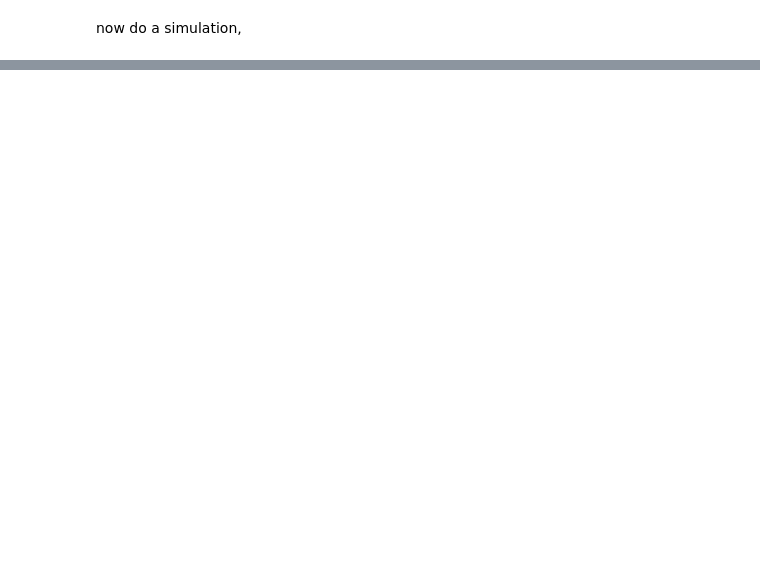
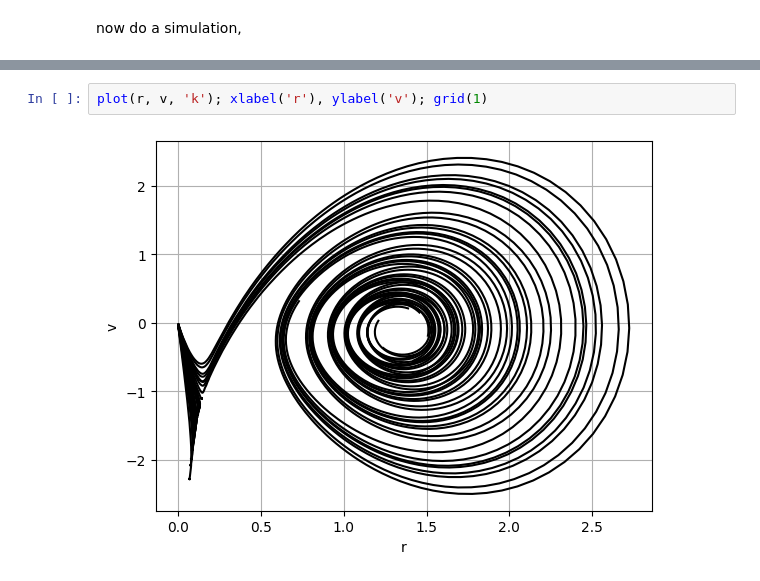
Before and after one commit to ins-amu/vbjax, a Jupyter notebook: 33 MPR.ipynb, the cells around one changed output, grey strips where cells are left out. Drawn from its saved outputs; the diff is of its cells as text; blank space fills up the shorter version.

```diff
--- a/33 MPR.ipynb
+++ b/33 MPR.ipynb
@@ -55,3 +62,7 @@ yt.shape
+# %%
+plot(r, v, 'k'); xlabel('r'), ylabel('v'); grid(1)
+# %% [output]
+[figure, added]
 # %%
 %timeit loop(x0, zt, net_θ)
 # %% [output]
```
Also changed, not shown: parts of 15 cells of this notebook, 1 other file.
